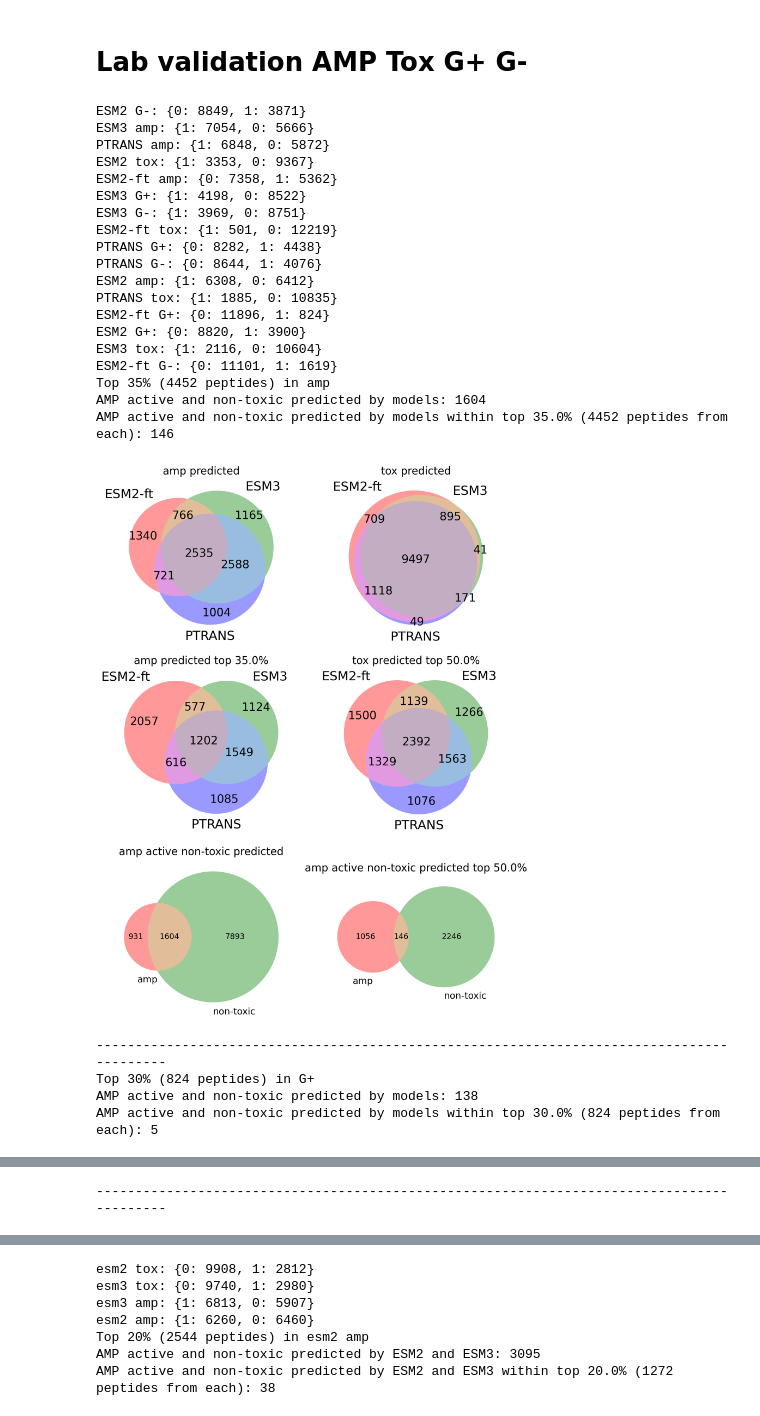
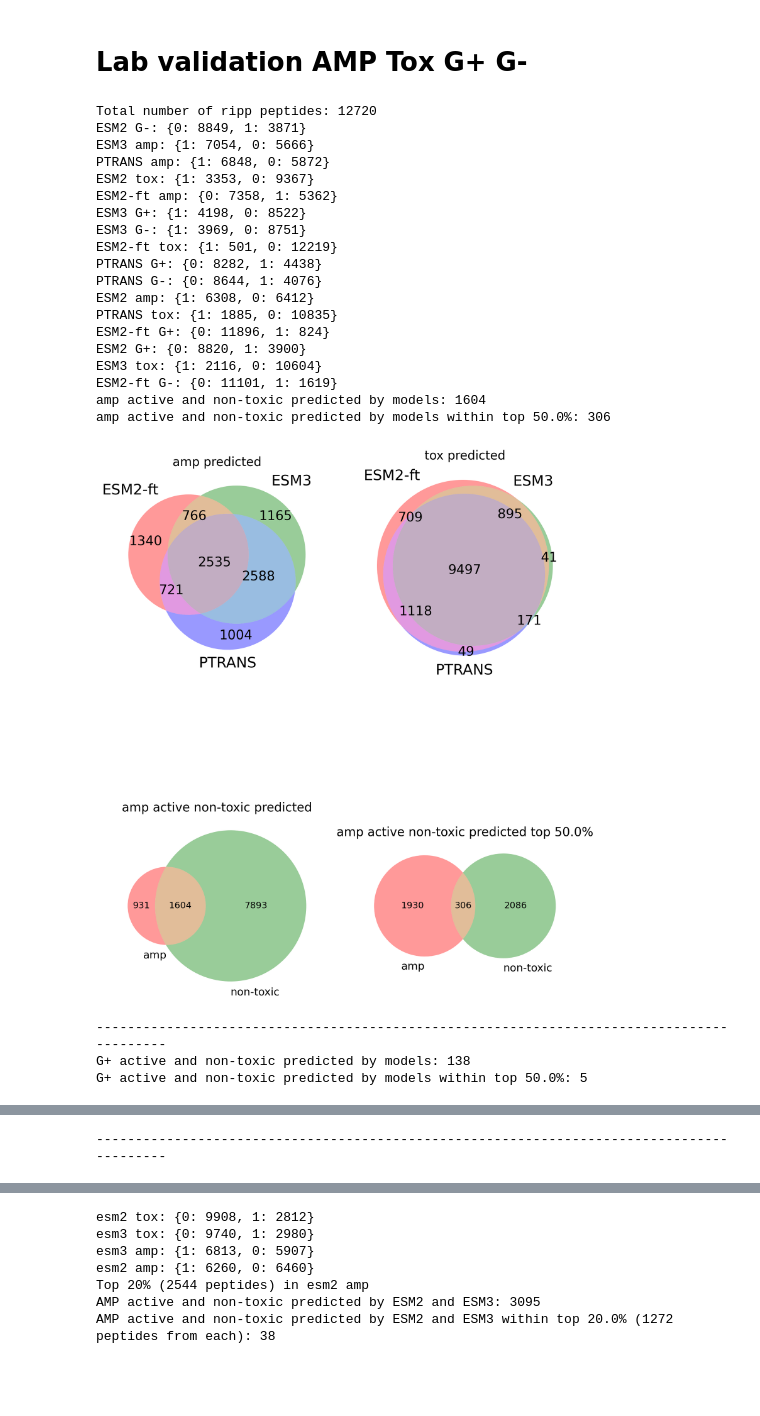
Before and after one commit to BGI-METAI/Metagenome-AI, a Jupyter notebook: notebooks/amp_tox_ripp.ipynb, the cells around one changed output, grey strips where cells are left out. Drawn from its saved outputs; the diff is of its cells as text; code cells hidden in the pictures; blank space fills up the shorter version.

Commit message:
Final selection of peptides for lab validation.

```diff
--- a/notebooks/amp_tox_ripp.ipynb
+++ b/notebooks/amp_tox_ripp.ipynb
@@ -10,0 +52,8 @@ from venny4py.venny4py import *
+# %%
+for ds, ds_path in zip(['amp', 'G+', 'G-', 'tox'],
+                       ['../data/AMP_new/AMP_2024_08_09.tsv', '../data/AMP_new/AMP_2024_09_13_anti_Gram+.tsv',
+                        '../data/AMP_new/AMP_2024_09_13_anti_Gram-.tsv', '../data/tox/tox_merged_all.tsv']):
+
+    df = pd.read_csv(ds_path, sep='\t', header=None)
+    cnt = Counter(df[3])
+    print(f'{ds}, size={len(df)}, 0: {cnt[0]}', f'1: {cnt[1]}')
@@ -14,21 +68,16 @@ from venny4py.venny4py import *
 # Get data file names
 path = '../data/predictions/ripp_lab_validation/'
 filenames = glob.glob(path + "*.tsv")
-top_percs = {'amp': 0.35, 'G+': 0.3, 'G-':0.7, 'tox': 0.50}
+top_percs = {'amp': 0.5, 'G+': 0.5, 'G-':0.5, 'tox': 0.50}
 intersect_4 = False  # If true uses all 4 models, if false use ESM3, ESM2-ft and PTRANS
-
-# dfs_raw = {'ESM2': dict(), 'ESM3': dict(), 'PTRANS': dict(), 'ESM2-ft': dict()}
-# dfs = {'ESM2': dict(), 'ESM3': dict(), 'PTRANS': dict(), 'ESM2-ft': dict()}
-# sets = {'ESM2': dict(), 'ESM3': dict(), 'PTRANS': dict(), 'ESM2-ft': dict()}
-# dfs_top_perc = {'ESM2': dict(), 'ESM3': dict(), 'PTRANS': dict(), 'ESM2-ft': dict()}
-# sets_top_perc = {'ESM2': dict(), 'ESM3': dict(), 'PTRANS': dict(), 'ESM2-ft': dict()}
 
 dfs_raw = {'amp': dict(), 'G+':dict(), 'G-':dict(), 'tox': dict()}
 dfs = {'amp': dict(), 'G+':dict(), 'G-':dict(), 'tox': dict()}
 sets = {'amp': dict(), 'G+':dict(), 'G-':dict(), 'tox': dict()}
 dfs_top_perc = {'amp': dict(), 'G+':dict(), 'G-':dict(), 'tox': dict()}
 sets_top_perc = {'amp': dict(), 'G+':dict(), 'G-':dict(), 'tox': dict()}
-
+orig_df = pd.read_csv('../data/ripp_corepep.tsv', sep='\t', header=None)
+print(f'Total number of ripp peptides: {len(orig_df)}')
 
 for filename in filenames:
     model = os.path.basename(filename).split('_')[0]
@@ -40,11 +89,18 @@ for filename in filenames:
         df = df[df['prediction'] == 0]  # Keep only non-toxic
     else:
         df = df[df['prediction'] == 1]  # Keep only AMP active
+    df = df.sort_values(by='probability', ascending=False)
+    # Normalize prediction score:
+    df['probability_norm'] = (df['probability'] - df['probability'].min()) / (df['probability'].max() - df['probability'].min())
+    df['probability_norm'] = df['probability_norm'].apply(lambda x: np.round(x, 4))
+    if np.max(df['probability_norm'] ) > 1:
+        display(df)
+        break
 
-    dfs[ds][model] = df
+    dfs[ds][model] = df.copy()
     sets[ds][model] = set(df['protein_id'].values)
 
-    df = df.sort_values(by='probability', ascending=False)
+
     df = df.iloc[:size_top_perc, :]
 
     dfs_top_perc[ds][model] = df
@@ -69,12 +125,11 @@ for amp_ds in ['amp', 'G+', 'G-']:
     for_lab = amp_active.intersection(non_toxic)
     for_lab_top_perc = amp_active_top.intersection(non_toxic_top)
 
-    print(f'Top {int(top_percs[amp_ds] * 100)}% ({len(sets_top_perc[amp_ds][model])} peptides) in {amp_ds}')
-    print(f'AMP active and non-toxic predicted by models: {len(for_lab)}')
-    print(f'AMP active and non-toxic predicted by models within top {top_percs[amp_ds] * 100}% ({len(sets_top_perc[amp_ds][model])} peptides from each): {len(for_lab_top_perc)}')
+    print(f'{amp_ds} active and non-toxic predicted by models: {len(for_lab)}')
+    print(f'{amp_ds} active and non-toxic predicted by models within top {top_percs[amp_ds] * 100}%: {len(for_lab_top_perc)}')
 
-    fig, axs = plt.subplots(nrows=3, ncols=2, figsize=(10, 14))
-    for ind_st, st in enumerate([sets, sets_top_perc]):
+    fig, axs = plt.subplots(nrows=2, ncols=2, figsize=(10, 14))
+    for ind_st, st in enumerate([sets]):     # sets_top_perc
         for ind, ds in enumerate([amp_ds, 'tox']):
 #             venn = venn2([st[ds]['ESM2'], st[ds]['ESM3']], set_labels=tuple('ESM2', 'ESM3'), ax=axs[ind_st][ind])
             if intersect_4:
@@ -87,45 +142,58 @@ for amp_ds in ['amp', 'G+', 'G-']:
                     text.set_fontsize(16)
             axs[ind_st][ind].set_title(f"{ds} predicted" + ((f' top {top_percs[ds]*100}%') if ind_st > 0 else ''), size=15)
 
     for ind, (act, tox) in enumerate(zip([amp_active, amp_active_top], [non_toxic, non_toxic_top])):
-        venn = venn2([act, tox], set_labels=tuple([amp_ds, 'non-toxic']), ax=axs[2][ind])
+        venn = venn2([act, tox], set_labels=tuple([amp_ds, 'non-toxic']), ax=axs[1][ind])
         for text in venn.set_labels:
             text.set_fontsize(13)
         for text in venn.subset_labels:
             if text:
                 text.set_fontsize(11)
-        axs[2][ind].set_title(f"{amp_ds} active non-toxic predicted" + ((f' top {top_perc*100}%') if ind > 0 else ''), size=15)
+        axs[1][ind].set_title(f"{amp_ds} active non-toxic predicted" + ((f' top {top_percs[amp_ds]*100}%') if ind > 0 else ''), size=15)
 
-#     plt.savefig(f'{amp_ds}_tox_ripp_venn.png', dpi=150, bbox_inches='tight')
+    plt.savefig(f'{amp_ds}_tox_ripp_venn.png', dpi=200, bbox_inches='tight')
     plt.show()
 
-    #Save results
-    orig_df = pd.read_csv('../data/ripp_corepep.tsv', sep='\t', header=None)
-    for_lab_df = orig_df[ orig_df[0].isin(for_lab_top_perc)]  # Labels (column 3) given here are random! Ignore them!
-    for_lab_df.to_csv(f'lab_validation_{amp_ds}.tsv', sep='\t', index=False, header=False)
+    for_lab_all_df = orig_df[ orig_df[0].isin(for_lab)]
+    for_lab_all_df = for_lab_all_df.loc[:, for_lab_all_df.columns != 3]
+    for_lab_all_df.columns = ['protein id', 'length', 'sequence']
+    for_lab_all_df.drop_duplicates(subset='sequence', inplace=True)
+    score_columns = []
+    for lab_ds in [amp_ds, 'tox']:
+        for model in ['ESM2-ft', 'ESM3', 'PTRANS']:
+
+            for_lab_all_df = pd.merge(left=for_lab_all_df, right=dfs[lab_ds][model][['protein_id', 'probability_norm']],
+                                      left_on='protein id', right_on='protein_id', how='left')
+            for_lab_all_df.drop(columns='protein_id', inplace=True)
+            for_lab_all_df.rename(columns={'probability_norm': lab_ds + '_' + model + '_norm_score'}, inplace=True)
+            score_columns.append(lab_ds + '_' + model + '_norm_score')
+    for_lab_all_df.loc[:, 'avg_score'] = for_lab_all_df[score_columns].mean(axis=1).apply(lambda x: np.round(x, 4))
+    for_lab_all_df.loc[:, f'is_in_top_{int(top_percs[amp_ds]*100)}'] = for_lab_all_df['protein id'].isin(for_lab_top_perc)
+
+    for_lab_all_df.sort_values(by='avg_score', inplace=True, ascending=False)
+    for_lab_all_df.to_csv(f'lab_validation_{amp_ds}.csv', index=False)
     print('-' * 90)
 # %% [output]
+Total number of ripp peptides: 12720
 ESM2 G-: {0: 8849, 1: 3871}
 ESM3 amp: {1: 7054, 0: 5666}
 PTRANS amp: {1: 6848, 0: 5872}
 ESM2 tox: {1: 3353, 0: 9367}
 ESM2-ft amp: {0: 7358, 1: 5362}
 ESM3 G+: {1: 4198, 0: 8522}
 ESM3 G-: {1: 3969, 0: 8751}
 ESM2-ft tox: {1: 501, 0: 12219}
 PTRANS G+: {0: 8282, 1: 4438}
 PTRANS G-: {0: 8644, 1: 4076}
 ESM2 amp: {1: 6308, 0: 6412}
 PTRANS tox: {1: 1885, 0: 10835}
 ESM2-ft G+: {0: 11896, 1: 824}
 ESM2 G+: {0: 8820, 1: 3900}
 ESM3 tox: {1: 2116, 0: 10604}
 ESM2-ft G-: {0: 11101, 1: 1619}
-Top 35% (4452 peptides) in amp
-AMP active and non-toxic predicted by models: 1604
-AMP active and non-toxic predicted by models within top 35.0% (4452 peptides from each): 146
+amp active and non-toxic predicted by models: 1604
+amp active and non-toxic predicted by models within top 50.0%: 306
-[figure, old version]
+[figure, new version]
 ------------------------------------------------------------------------------------------
-Top 30% (824 peptides) in G+
-AMP active and non-toxic predicted by models: 138
-AMP active and non-toxic predicted by models within top 30.0% (824 peptides from each): 5
+G+ active and non-toxic predicted by models: 138
+G+ active and non-toxic predicted by models within top 50.0%: 5
```
Also changed, not shown: parts of 10 cells of this notebook.
